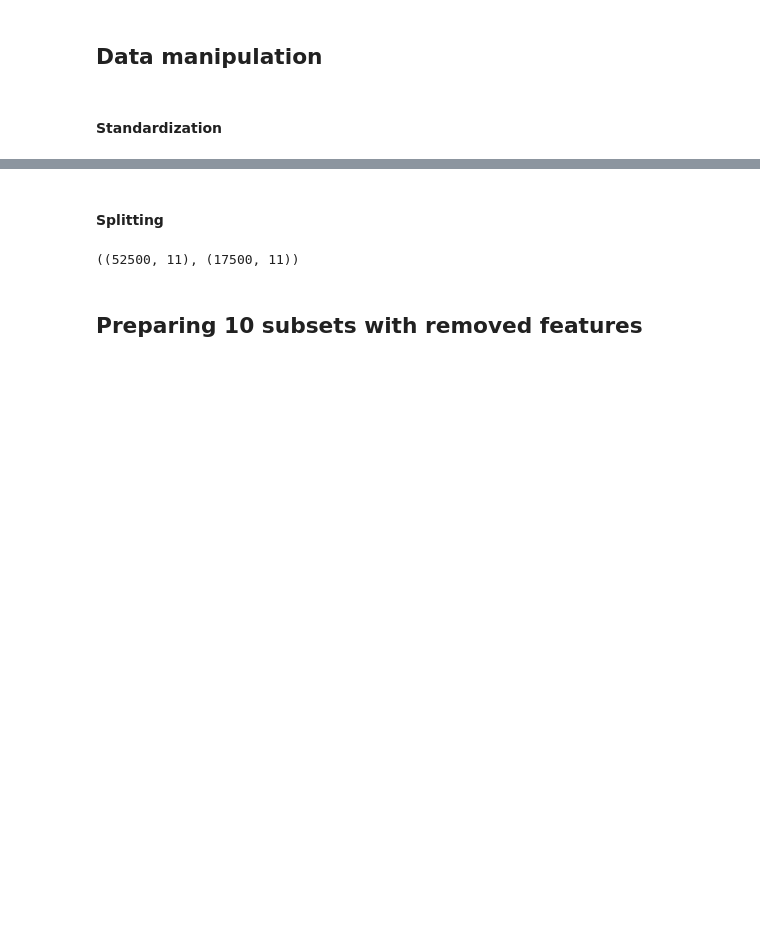
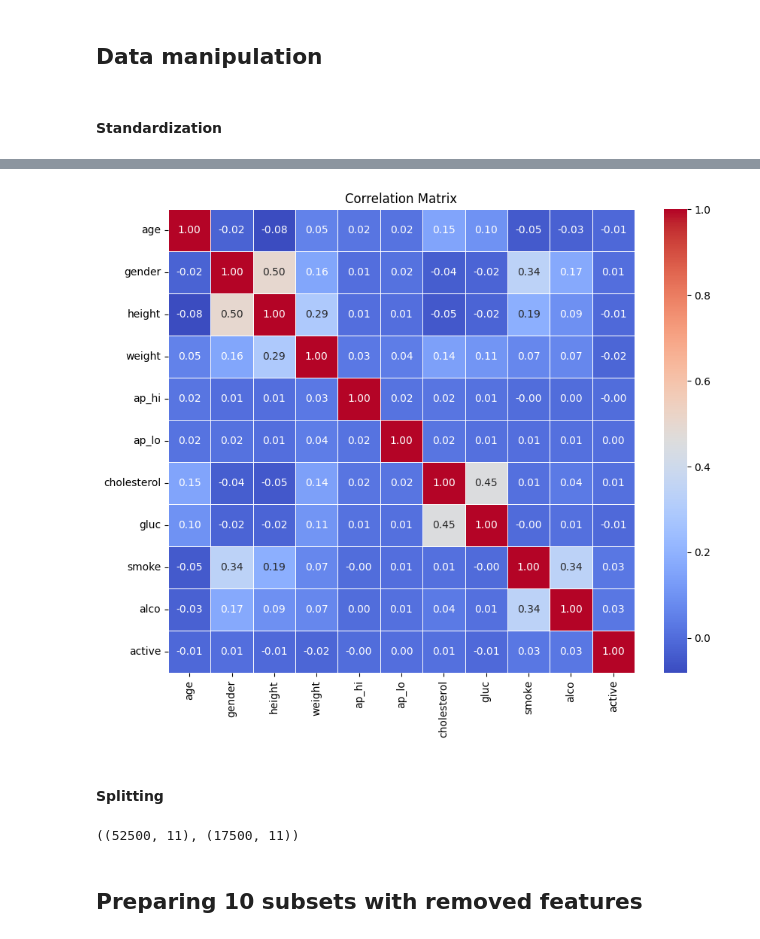
Before and after one commit to POskar/GenerativeMLForPrecisionMedicine, a Jupyter notebook: without_missingness.ipynb, the cells around one changed output, grey strips where cells are left out. Cells and saved outputs as stored; diff of their text form; code cells hidden in the pictures; blank space fills up the shorter version.

```diff
--- a/without_missingness.ipynb
+++ b/without_missingness.ipynb
@@ -64,3 +91,22 @@ X.describe()
+# %%
+import seaborn as sns
+
+# Set the size of the figure
+plt.figure(figsize=(10, 8))
+
+# Draw correlation matrix
+sns.heatmap(X.corr(), annot=True, cmap='coolwarm', fmt=".2f", linewidths=.5)
+
+# Show the figure
+plt.title('Correlation Matrix')
+
+# Save the figure as an image
+plt.savefig('images/correlation_matrix_without_missingness.png')
+
+# Display the figure
+plt.show()
+# %% [output]
+[figure, added]
 # %% [markdown]
 #### Splitting
 # %%
```
Also changed, not shown: parts of 18 cells of this notebook, 2 other files.
